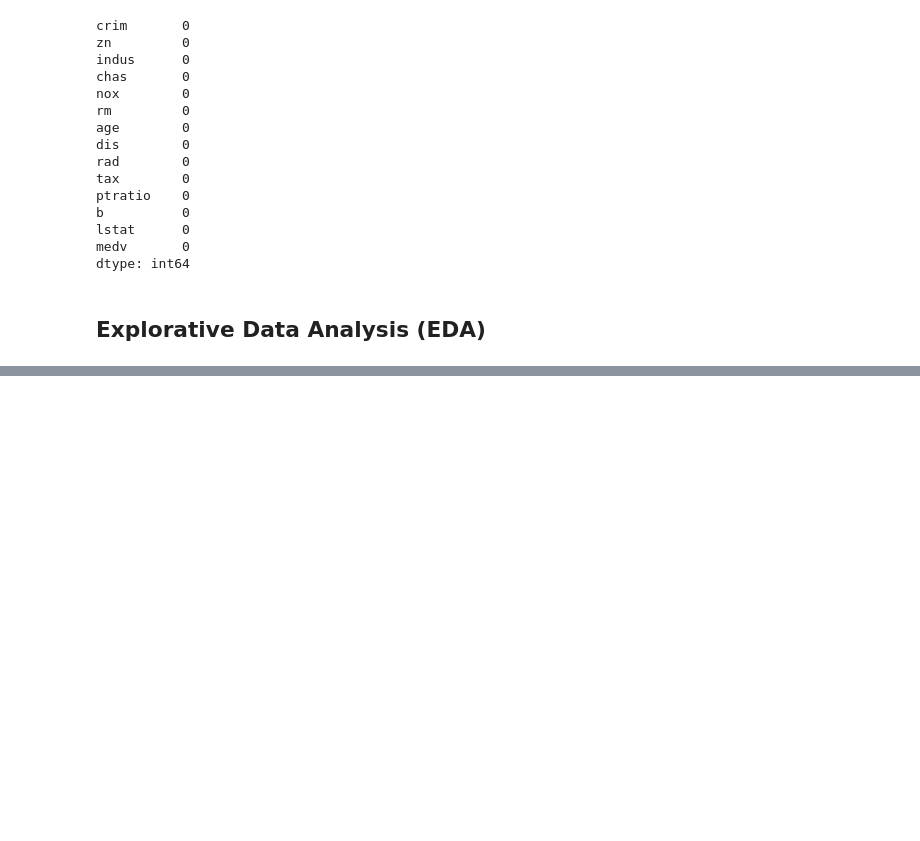
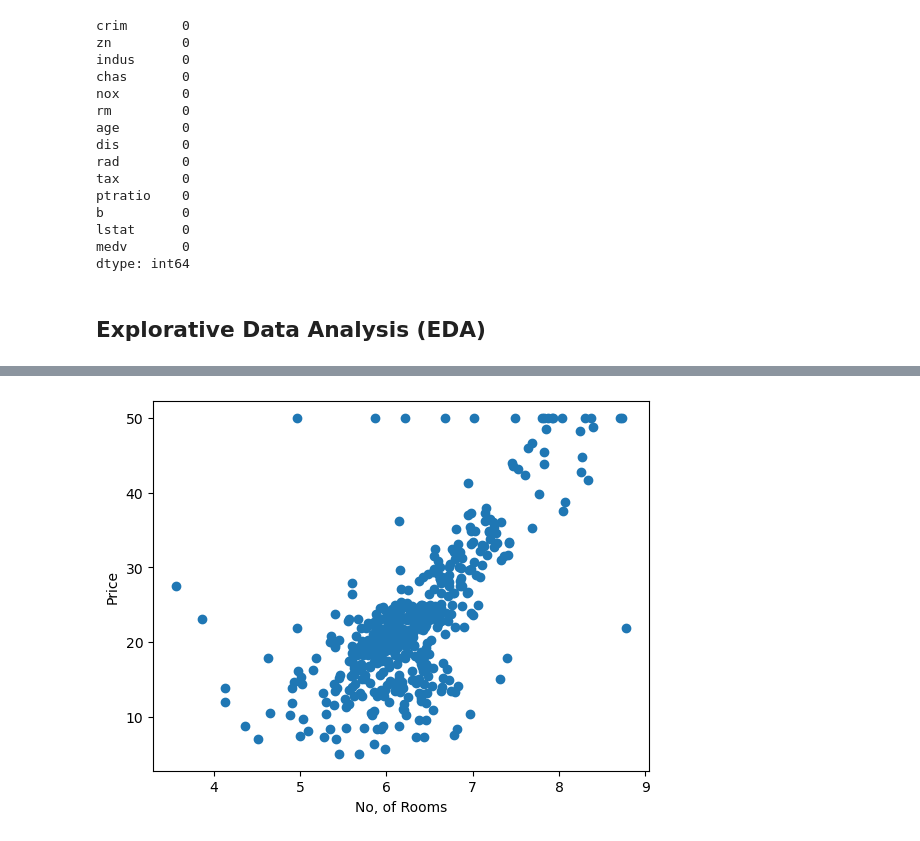
Before and after one commit to AtharvaIngale/BHP_ML_LR, a Jupyter notebook: Main.ipynb, the cells around one changed output, grey strips where cells are left out. Saved outputs shown, nothing was run; the diff lists cells and outputs as text; code cells hidden in the pictures; blank space fills up the shorter version.

```diff
--- a/Main.ipynb
+++ b/Main.ipynb
@@ -158,0 +175,8 @@ dataset.corr()
+# %%
+# Scatter plot price vs no of rooms
+plt.scatter(dataset['rm'], dataset['medv'])
+plt.xlabel("No, of Rooms")
+plt.ylabel("Price")
+plt.show()
+# %% [output]
+[figure, added]
```
Also changed, not shown: parts of 17 cells of this notebook.
